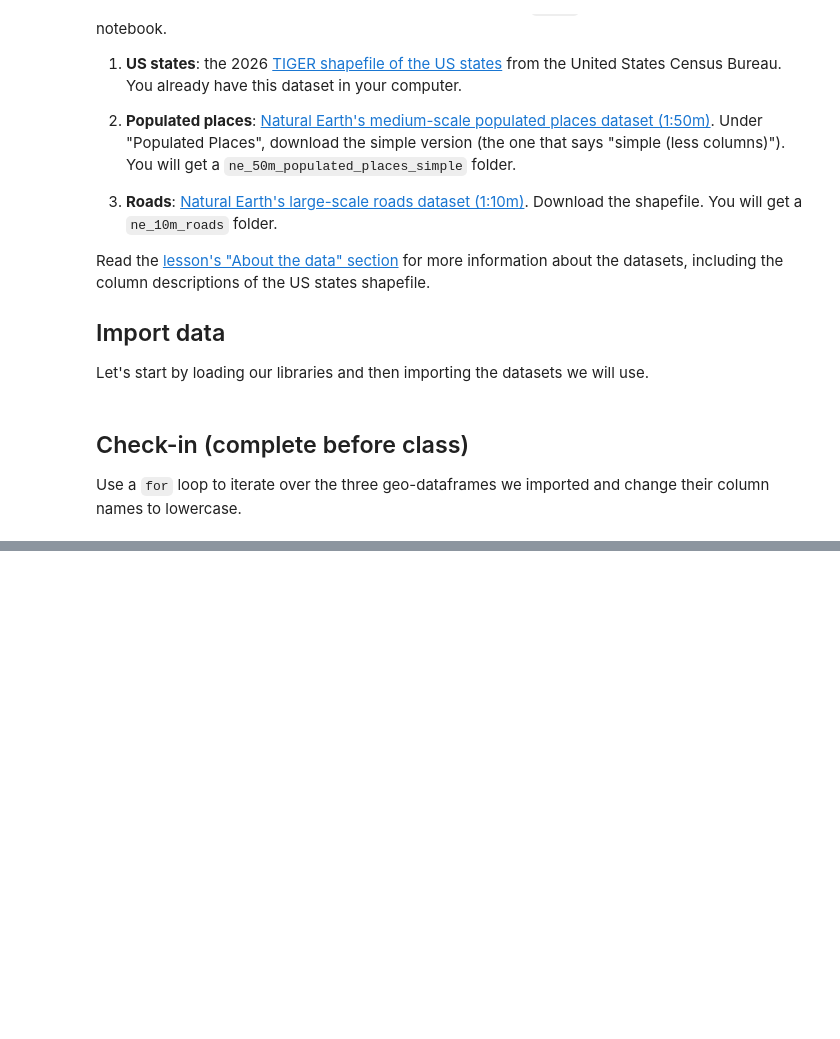
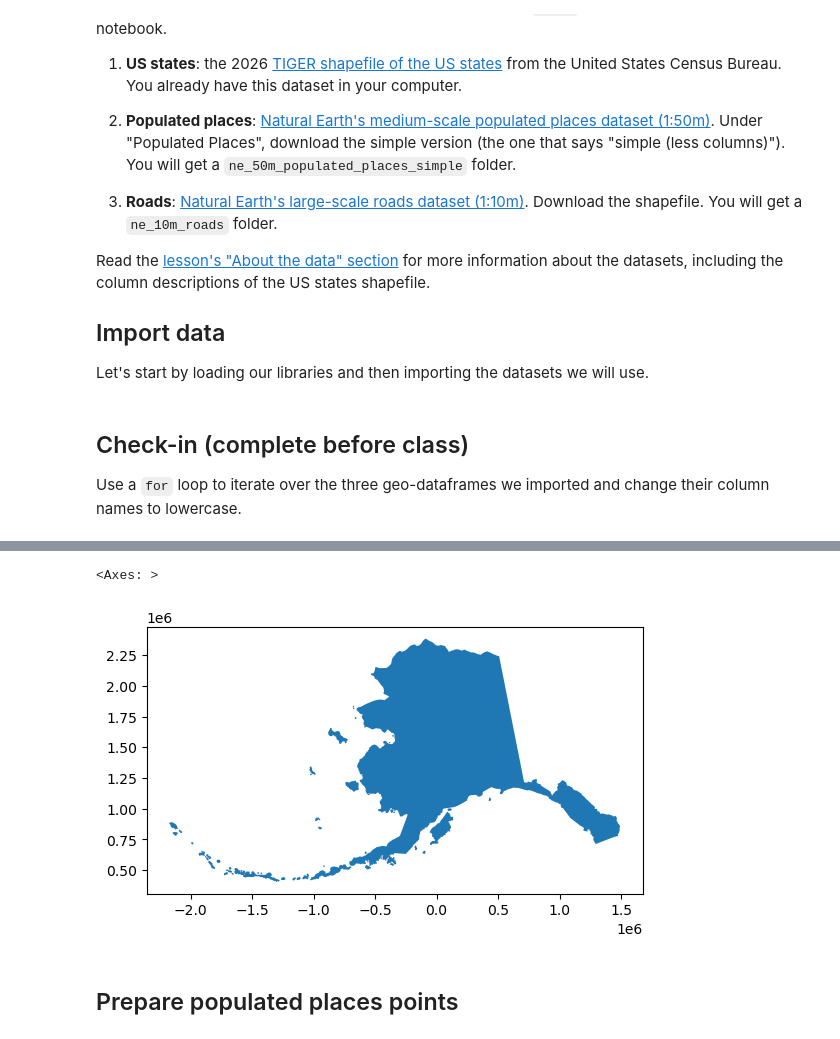
Before and after one commit to kailani-boop/eds220-in-class, a Jupyter notebook: Week7/week-7-clipping-STUDENTS.ipynb, the cells around one changed output, grey strips where cells are left out. Saved outputs shown, nothing was run; the diff lists cells and outputs as text; code cells hidden in the pictures; blank space fills up the shorter version.

```diff
--- a/Week7/week-7-clipping-STUDENTS.ipynb
+++ b/Week7/week-7-clipping-STUDENTS.ipynb
@@ -66,0 +93,6 @@ for file in [states, places, roads]:
+# %%
+# Reproject to CRS optimized for Alaska
+alaska = alaska.to_crs('epsg:3338')
+
+# Inspect the new CRS
+alaska.crs
@@ -66,0 +114,8 @@ for file in [states, places, roads]:
+# %%
+alaska.plot()
+# axes are a length not lat/long
+# %% [output]
+<Axes: >
+[figure, added]
+# %% [markdown]
+## Prepare populated places points
```
Also changed, not shown: parts of 34 cells of this notebook, 1 other file.
